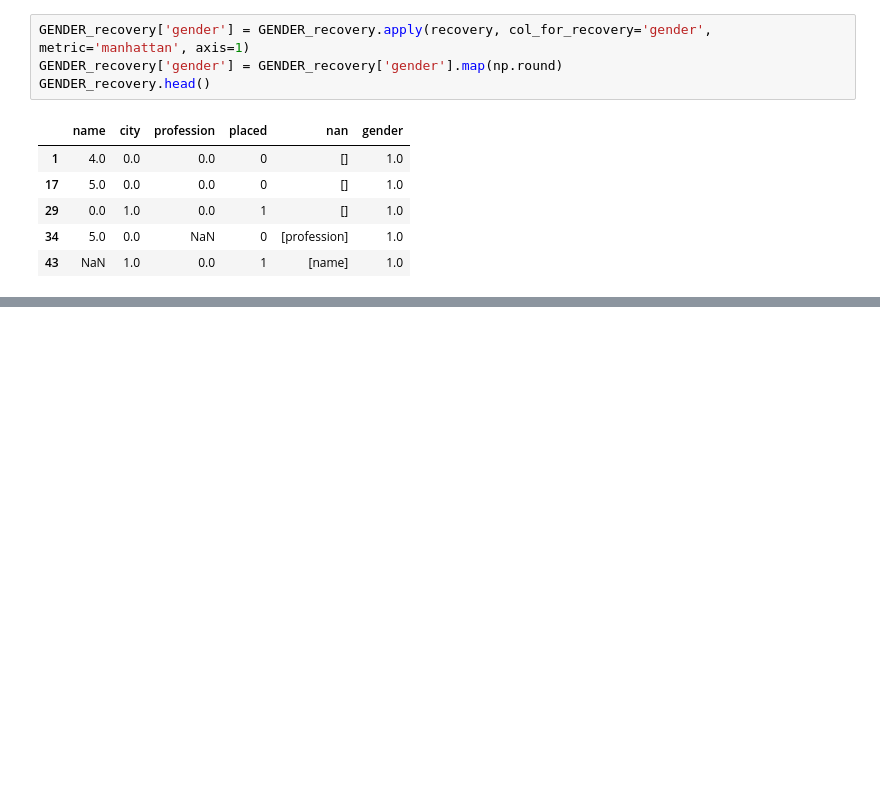
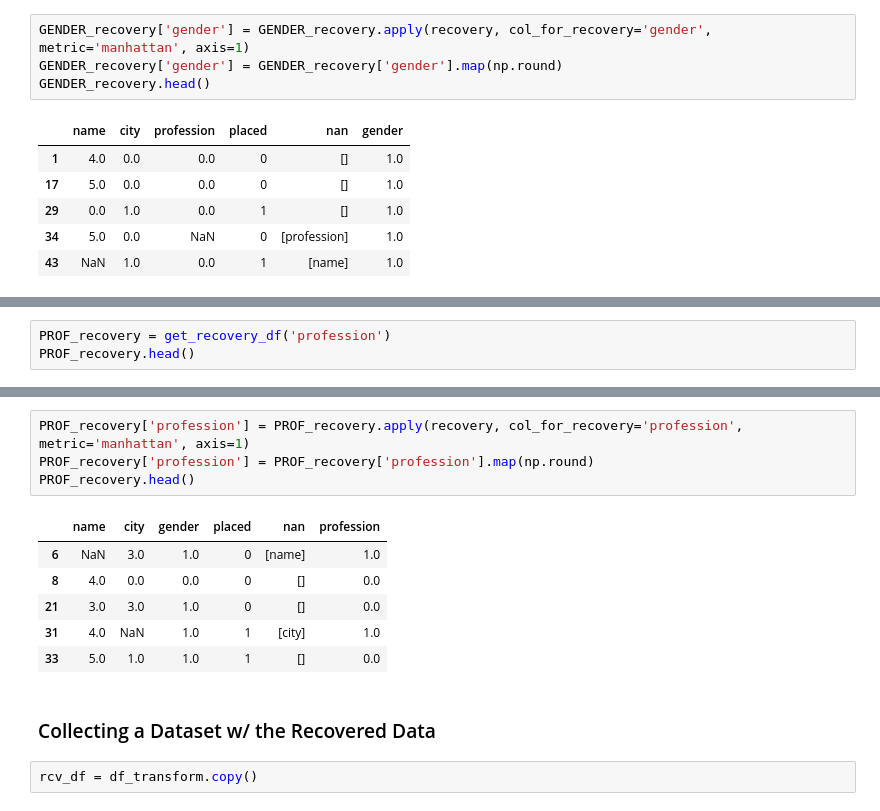
Before and after one commit to fadeeva/nakedML, a Jupyter notebook: MLnotes/001.ipynb, the cells around one changed output, grey strips where cells are left out. Cells and saved outputs as stored; diff of their text form; blank space fills up the shorter version.

Commit message:
recovered all data

```diff
--- a/MLnotes/001.ipynb
+++ b/MLnotes/001.ipynb
@@ -452,0 +455,3 @@ GENDER_recovery.head()
+# %%
+PROF_recovery = get_recovery_df('profession')
+PROF_recovery.head()
@@ -452,0 +465,15 @@ GENDER_recovery.head()
+# %%
+PROF_recovery['profession'] = PROF_recovery.apply(recovery, col_for_recovery='profession', metric='manhattan', axis=1)
+PROF_recovery['profession'] = PROF_recovery['profession'].map(np.round)
+PROF_recovery.head()
+# %% [output]
+|  | name | city | gender | placed | nan | profession |
+| 6 | NaN | 3.0 | 1.0 | 0 | [name] | 1.0 |
+| 8 | 4.0 | 0.0 | 0.0 | 0 | [] | 0.0 |
+| 21 | 3.0 | 3.0 | 1.0 | 0 | [] | 0.0 |
+| 31 | 4.0 | NaN | 1.0 | 1 | [city] | 1.0 |
+| 33 | 5.0 | 1.0 | 1.0 | 1 | [] | 0.0 |
+# %% [markdown]
+### Collecting a Dataset w/ the Recovered Data
+# %%
+rcv_df = df_transform.copy()
```
Also changed, not shown: parts of 4 cells of this notebook.
